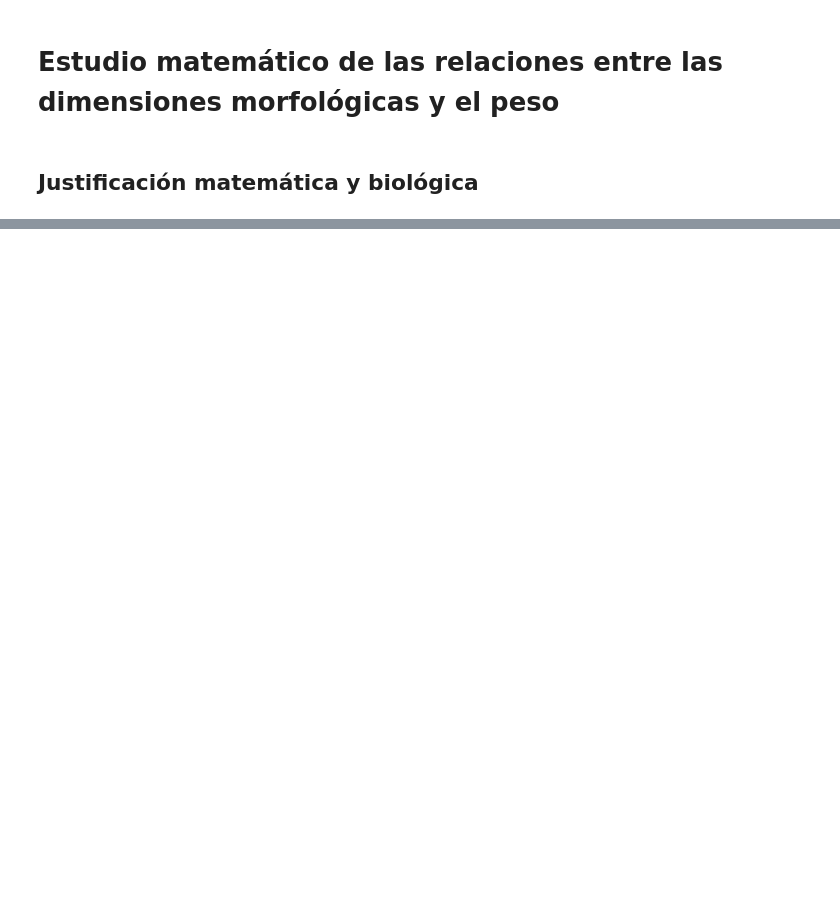
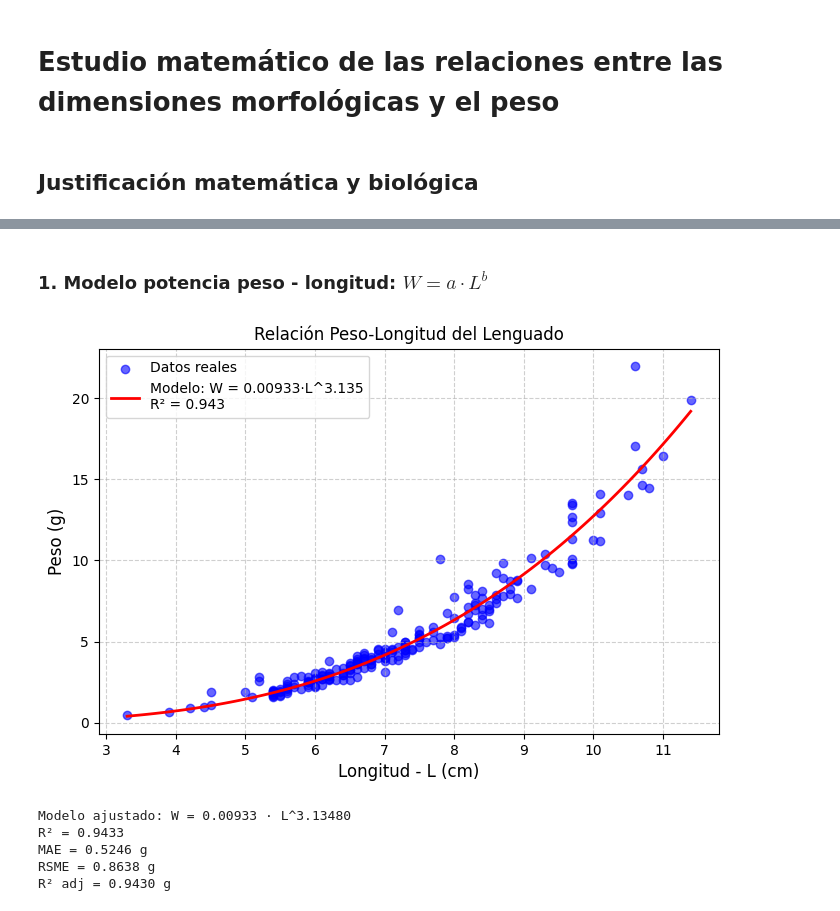
Before and after one commit to jalosu/FLATCLASS, a Jupyter notebook: content/01/Coeficientes.ipynb, the cells around one changed output, grey strips where cells are left out. Saved outputs shown, nothing was run; the diff lists cells and outputs as text; code cells hidden in the pictures; blank space fills up the shorter version.

Commit message:
Actualización 20250411
Se incluye el compilado _build de jaupyter-book en gitignore
Se incluyen los dataset de dimesiones lenguado
Ampliación del contenido de Coeficientes

```diff
--- a/content/01/Coeficientes.ipynb
+++ b/content/01/Coeficientes.ipynb
@@ -70,0 +107,51 @@ Para la estimación de los valores específicos de $a$ y $b$ usaremos el  datase
+# %%
+# Definimos variables comunes
+L = df['Longitud (cm)'].values
+A = df['Anchura (cm)'].values
+H = df['Altura (cm)'].values
+W = df['Peso (g)'].values
+S = L * A
+V = L * A * H
+n = len(W)
+# %% [markdown]
+### 1. Modelo potencia peso - longitud: $W=a\cdot L^b$
+# %%
+def long_model(L,a,b):
+    return a*L**b
+
+params_long, _ = curve_fit(long_model, L, W)
+a,b = params_long
+W_pred_long = long_model(L, a,b)
+r2_long = r2_score(W, W_pred_long)
+r2_adj_long= 1 - (1 - r2_long) * (n - 1) / (n - 1 - 1)
+rmse_long = np.sqrt(mean_squared_error(W, W_pred_long))
+mae_long = mean_absolute_error(W, W_pred_long)
+
+# Visualización ajuste
+
+plt.figure(figsize=(8, 5))
+plt.scatter(L, W, alpha=0.6, label='Datos reales', color='blue')
+L_range = np.linspace(min(L), max(L), 100)
+plt.plot(L_range, long_model(L_range, a, b), 'r-', linewidth=2,
+         label=f'Modelo: W = {a:.5f}·L^{b:.3f}\nR² = {r2_long:.3f}')
+plt.xlabel('Longitud - L (cm)', fontsize=12)
+plt.ylabel('Peso (g)', fontsize=12)
+plt.title('Relación Peso-Longitud del Lenguado', fontsize=12)
+plt.legend(fontsize=10)
+plt.grid(True, linestyle='--', alpha=0.6)
+plt.show()
+
+# Resultados del ajuste
+
+print(f"Modelo ajustado: W = {a:.5f} · L^{b:.5f}")
+print(f"R² = {r2_long:.4f}")
+print(f"MAE = {mae_long:.4f} g")
+print(f"RSME = {rmse_long:.4f} g")
+print(f"R² adj = {r2_adj_long:.4f} g")
+# %% [output]
+[figure, added]
+Modelo ajustado: W = 0.00933 · L^3.13480
+R² = 0.9433
+MAE = 0.5246 g
+RSME = 0.8638 g
+R² adj = 0.9430 g
```
Also changed, not shown: parts of 6 cells of this notebook, 4 other files.
